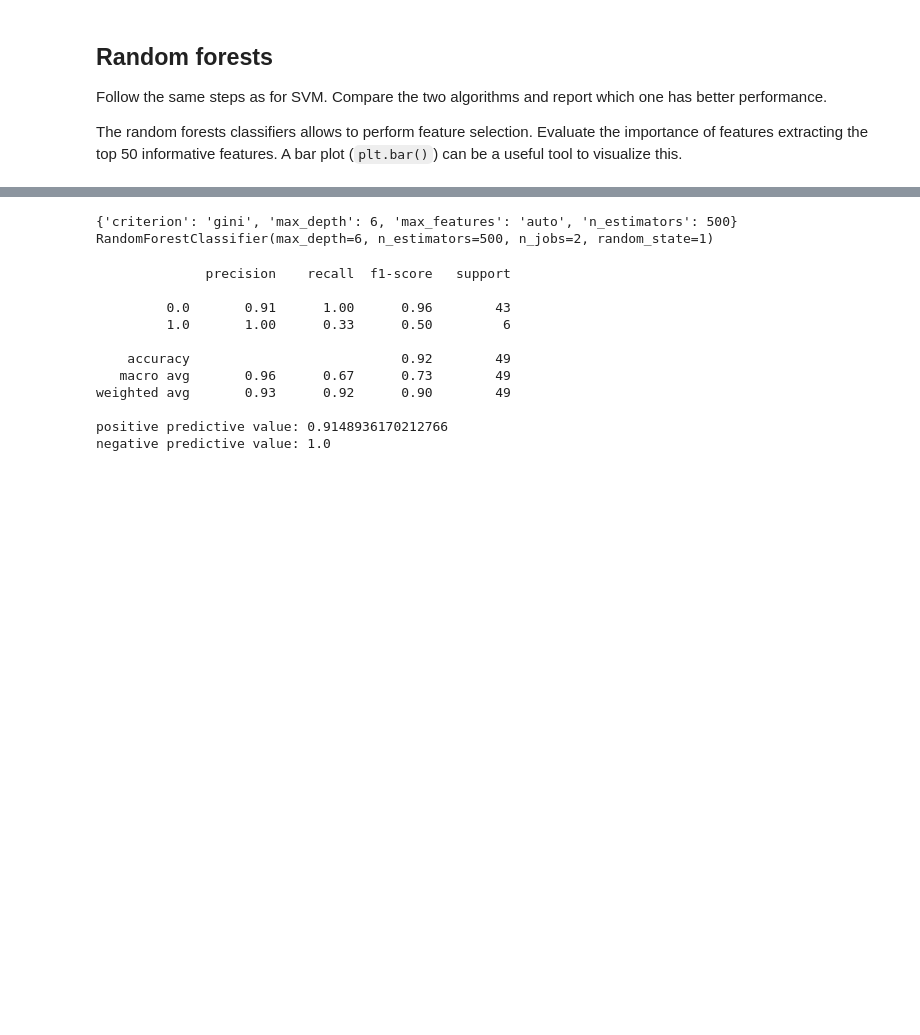
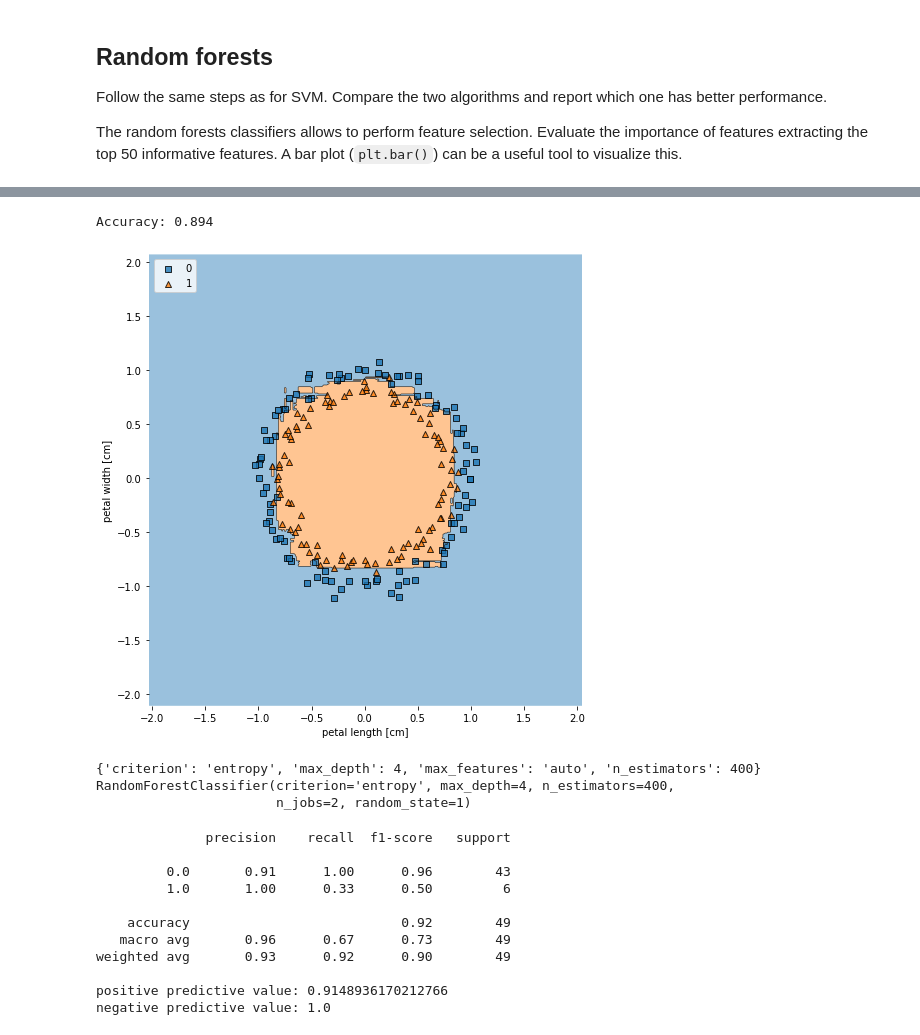
Before and after one commit to mennocromwijk/Machine_Learning, a Jupyter notebook: practicals/week_6.ipynb, the cells around one changed output, grey strips where cells are left out. Cells and saved outputs as stored; diff of their text form; code cells hidden in the pictures; blank space fills up the shorter version.

```diff
--- a/practicals/week_6.ipynb
+++ b/practicals/week_6.ipynb
@@ -309,3 +314,29 @@ Accuracy: 0.985
+# %%
+# data generation: not linearly separable
+X, Y = make_circles(n_samples=200, noise=0.05, random_state=1234)
+X = pd.DataFrame(X, columns=['x1', 'x2'])
+
+# splitting data into training and test set
+X_train, X_test, Y_train, Y_test = train_test_split(X, Y, test_size=0.33, random_state=333)
+
+model_rf = RandomForestClassifier()
+model_rf.fit(X_train, Y_train)
+
+X_combined = np.vstack((X_train, X_test))
+y_combined = np.hstack((Y_train, Y_test))
+
+y_pred = model_rf.predict(X_test)
+print('Accuracy: %.3f' % accuracy_score(Y_test, y_pred))
+fig, ax = plt.subplots(figsize=(7, 7))
+plot_decision_regions(X_combined, y_combined, clf=model_rf)
+plt.xlabel('petal length [cm]')
+plt.ylabel('petal width [cm]')
+plt.legend(loc='upper left')
+plt.tight_layout()
+plt.show()
+# %% [output]
+Accuracy: 0.894
+[figure, added]
 # %%
 drug_values = drug_response.values
 drug_values[drug_values>0] = 1
@@ -318,7 +349,7 @@ model2 = RandomForestClassifier(criterion='gini',
                                  random_state=1,
                                  n_jobs=2)
 param_grid = {
-    'n_estimators': [200, 500],
+    'n_estimators': [200, 300,400,500,600,700],
     'max_features': ['auto', 'sqrt', 'log2'],
     'max_depth' : [4,5,6,7,8],
     'criterion' :['gini', 'entropy']
@@ -329,8 +360,9 @@ clf_rf.fit(X_train,Y_train.values.ravel())
 print(clf_rf.best_params_)
 print(clf_rf.best_estimator_)
 # %% [output]
-{'criterion': 'gini', 'max_depth': 6, 'max_features': 'auto', 'n_estimators': 500}
-RandomForestClassifier(max_depth=6, n_estimators=500, n_jobs=2, random_state=1)
+{'criterion': 'entropy', 'max_depth': 4, 'max_features': 'auto', 'n_estimators': 400}
+RandomForestClassifier(criterion='entropy', max_depth=4, n_estimators=400,
+                       n_jobs=2, random_state=1)
 # %%
 y_pred_rf = clf_rf.predict(X_test)
 
```
Also changed, not shown: parts of 5 cells of this notebook.
